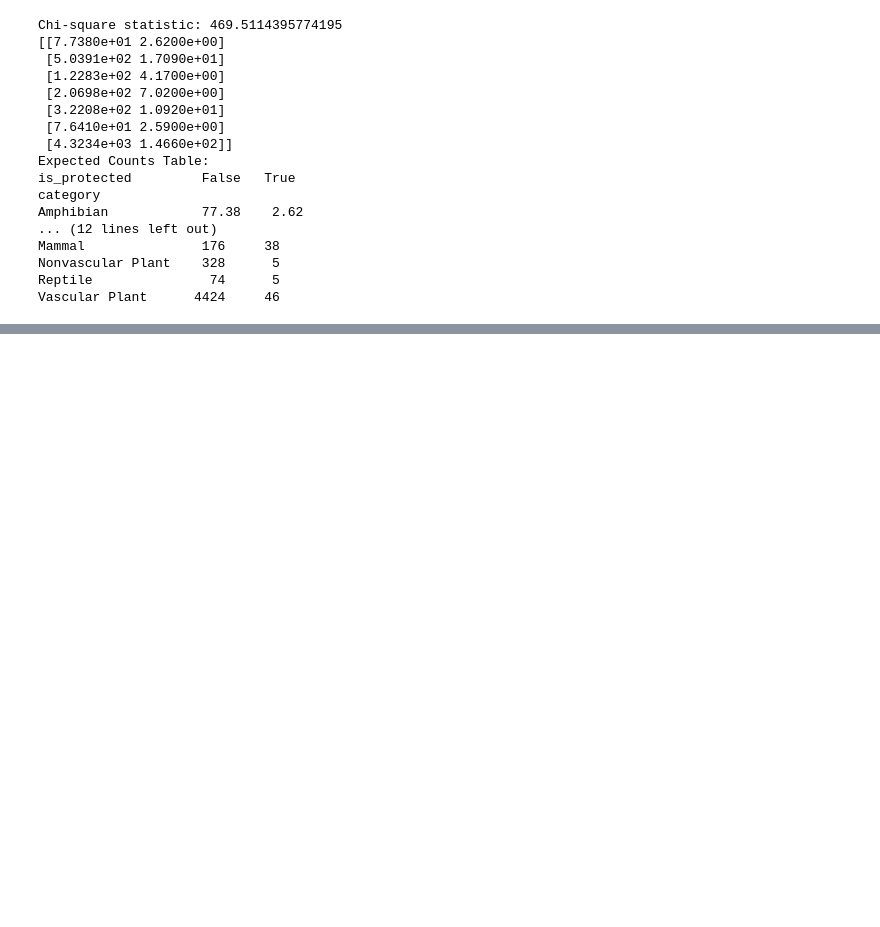
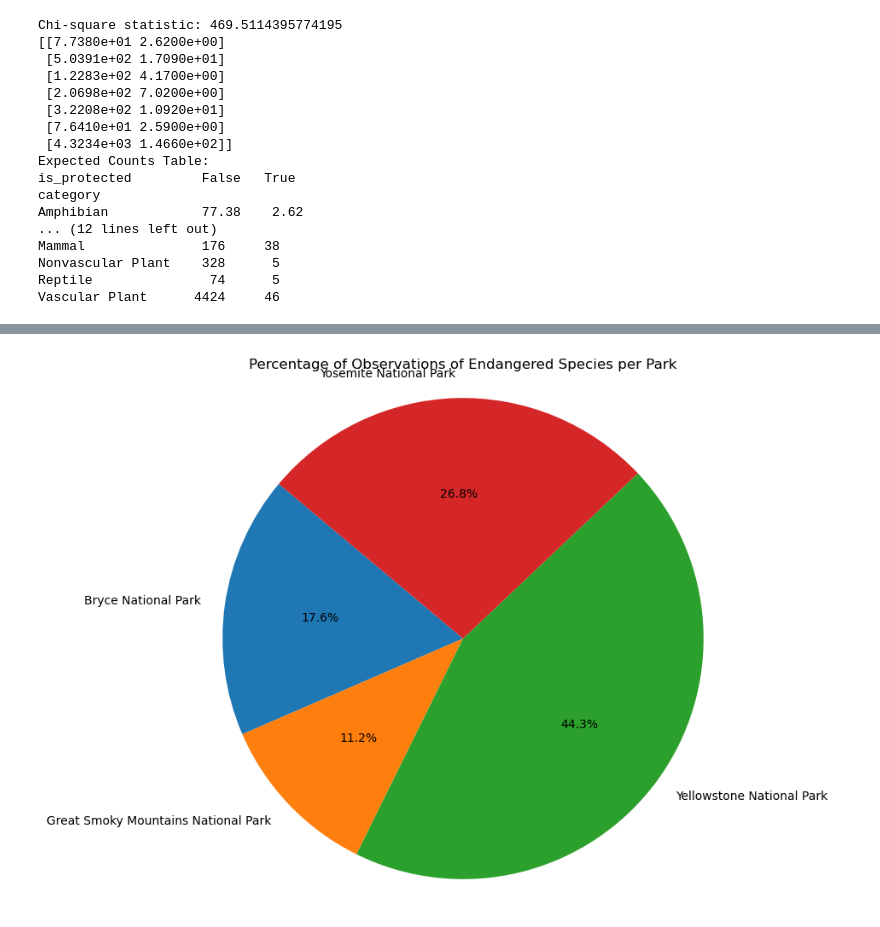
Before and after one commit to AJD1888/biodiversity-in-national-parks, a Jupyter notebook: biodiversity.ipynb, the cells around one changed output, grey strips where cells are left out. Saved outputs shown, nothing was run; the diff lists cells and outputs as text; code cells hidden in the pictures; blank space fills up the shorter version.

```diff
--- a/biodiversity.ipynb
+++ b/biodiversity.ipynb
@@ -401,0 +428,13 @@ plt.show()
+# %%
+# now we want to look at the distribution of endangered species across different parks
+# we want to visualie the percentage each park contributes to the total number of observations of endangered species
+total_endangered_observations = endangered_observations_per_park['observations'].sum()
+endangered_observations_per_park['percentage'] = (endangered_observations_per_park['observations'] / total_endangered_observations) * 100
+
+plt.figure(figsize=(8,8))
+plt.pie(endangered_observations_per_park['percentage'], labels=endangered_observations_per_park['park_name'], autopct='%1.1f%%', startangle=140)
+plt.title('Percentage of Observations of Endangered Species per Park')
+plt.axis('equal')
+plt.show()
+# %% [output]
+[figure, added]
```
Also changed, not shown: parts of 4 cells of this notebook, 1 other file.
